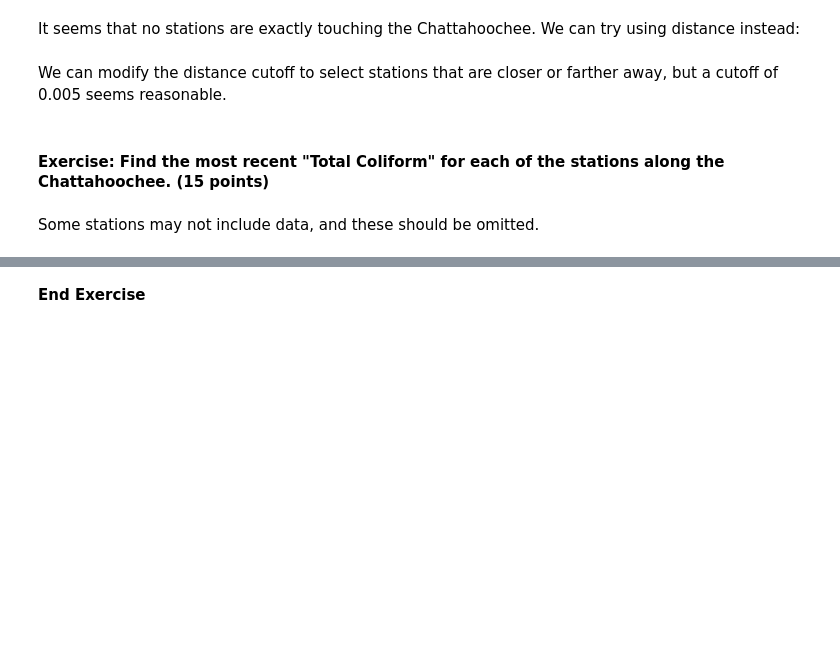
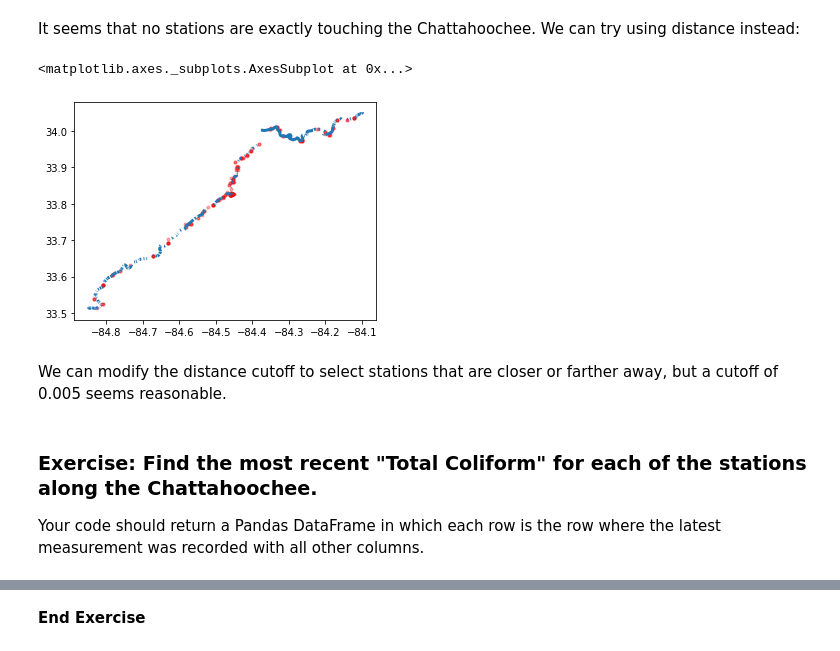
Before and after one commit to medford-group/data_analytics_for_engineers, a Jupyter notebook: modules/3-data_management/data_management.ipynb, the cells around one changed output, grey strips where cells are left out. Saved outputs shown, nothing was run; the diff lists cells and outputs as text; code cells hidden in the pictures; blank space fills up the shorter version.

Commit message:
finished data management

```diff
--- a/modules/3-data_management/data_management.ipynb
+++ b/modules/3-data_management/data_management.ipynb
@@ -454,5 +599,5 @@ Let's see if any are named "Proctor Creek"
 # %%
 for i, stream in streams_rivers.iterrows():
     name = stream['NAME']
-    if name == "Proctor Creek":#is not None and 'Proctor' in name:
+    if name is not None and 'Proctor' in name:
         print(name)
@@ -671,17 +953,20 @@ It seems that no stations are exactly touching the Chattahoochee. We can try usi
 # %%
 idxs = []
 cutoff = 0.005
 for i, stream in hooch.iterrows():
     for j, station in hooch_stations.iterrows():
         if stream['geometry'].distance(station['geometry']) < cutoff:
             idxs.append(j)
 
 close_stations = hooch_stations.loc[idxs]
 ax = hooch.plot(lw=3)
-close_stations.plot(ax=ax, color='r',alpha=0.5,markersize=9)
+close_stations.plot(ax=ax, color='r',alpha=0.3,markersize=9)
+# %% [output]
+<matplotlib.axes._subplots.AxesSubplot at 0x...>
+[figure, added]
 # %% [markdown]
 We can modify the distance cutoff to select stations that are closer or farther away, but a cutoff of 0.005 seems reasonable.
 # %% [markdown]
-#### Exercise: Find the most recent "Total Coliform" for each of the stations along the Chattahoochee. (15 points)
+### Exercise: Find the most recent "Total Coliform" for each of the stations along the Chattahoochee.
+
+Your code should return a Pandas DataFrame in which each row is the row where the latest measurement was recorded with all other columns.
-# %% [markdown]
-Some stations may not include data, and these should be omitted.
```
Also changed, not shown: parts of 68 cells of this notebook.
